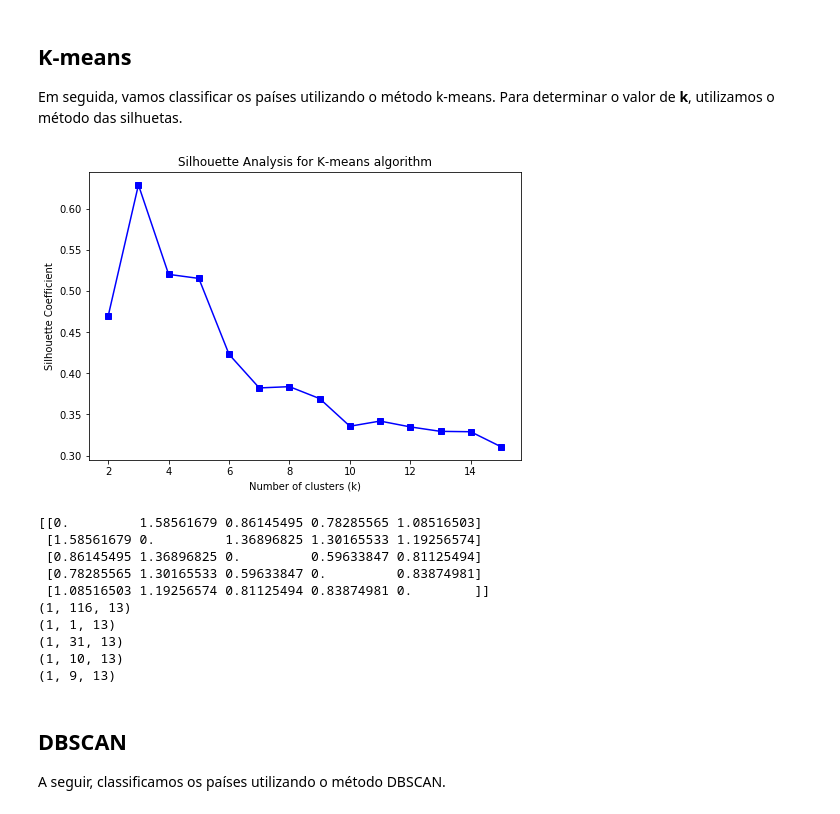
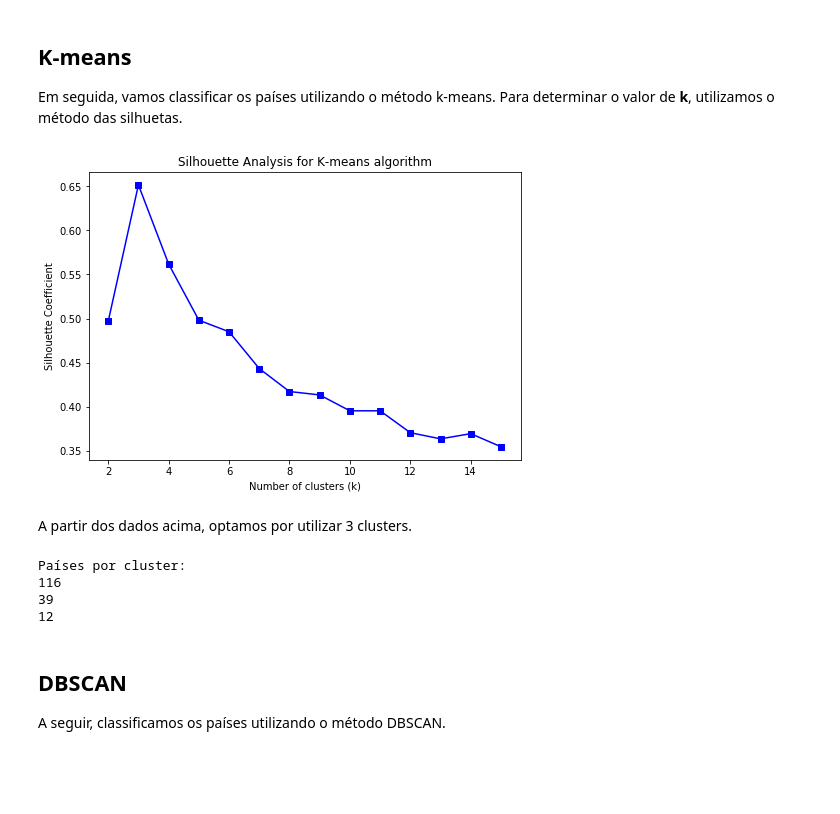
Before and after one commit to natanbcpc/unsupervised-learning, a Jupyter notebook: project1.ipynb, the cells around one changed output. Drawn from its saved outputs; the diff is of its cells as text; code cells hidden in the pictures; blank space fills up the shorter version.

Commit message:
Silhouette

```diff
--- a/project1.ipynb
+++ b/project1.ipynb
@@ -361,35 +361,32 @@ Training:
 
 Em seguida, vamos classificar os países utilizando o método k-means. Para determinar o valor de **k**, utilizamos o método das silhuetas.
 # %%
-silhouette_scores = silhouette_kmeans(training_deaths, 15)
+silhouette_scores = silhouette_kmeans(training_deaths, 15, 0.00001)
 
 fig = plot.figure()
 ax = fig.add_axes([0, 0, 1, 1])
 ax.plot(list(range(2, 16)), silhouette_scores, 'bs-')
 ax.set_title("Silhouette Analysis for K-means algorithm")
 ax.set_xlabel('Number of clusters (k)')
 ax.set_ylabel('Silhouette Coefficient')
 
 plot.show()
 # %% [output]
-[figure, old version]
+[figure, new version]
+# %% [markdown]
+A partir dos dados acima, optamos por utilizar 3 clusters.
 # %%
-centers = kmeans(training_deaths, 5, diff=0.00001)
-print(spsd.cdist(centers, centers))
+centers = kmeans(training_deaths, 3, diff=0.00001)
 clusters = get_cluster_data_kmeans(training_deaths, centers)
+
+print("Países por cluster:")
 for i in clusters:
-    print(clusters[i].shape)
+    print(clusters[i].shape[1])
 # %% [output]
-[[0.         1.58561679 0.86145495 0.78285565 1.08516503]
- [1.58561679 0.         1.36896825 1.30165533 1.19256574]
- [0.86145495 1.36896825 0.         0.59633847 0.81125494]
- [0.78285565 1.30165533 0.59633847 0.         0.83874981]
- [1.08516503 1.19256574 0.81125494 0.83874981 0.        ]]
-(1, 116, 13)
-(1, 1, 13)
-(1, 31, 13)
-(1, 10, 13)
-(1, 9, 13)
+Países por cluster:
+116
+39
+12
 # %% [markdown]
 ## DBSCAN
 
```
Also changed, not shown: parts of 8 cells of this notebook.
